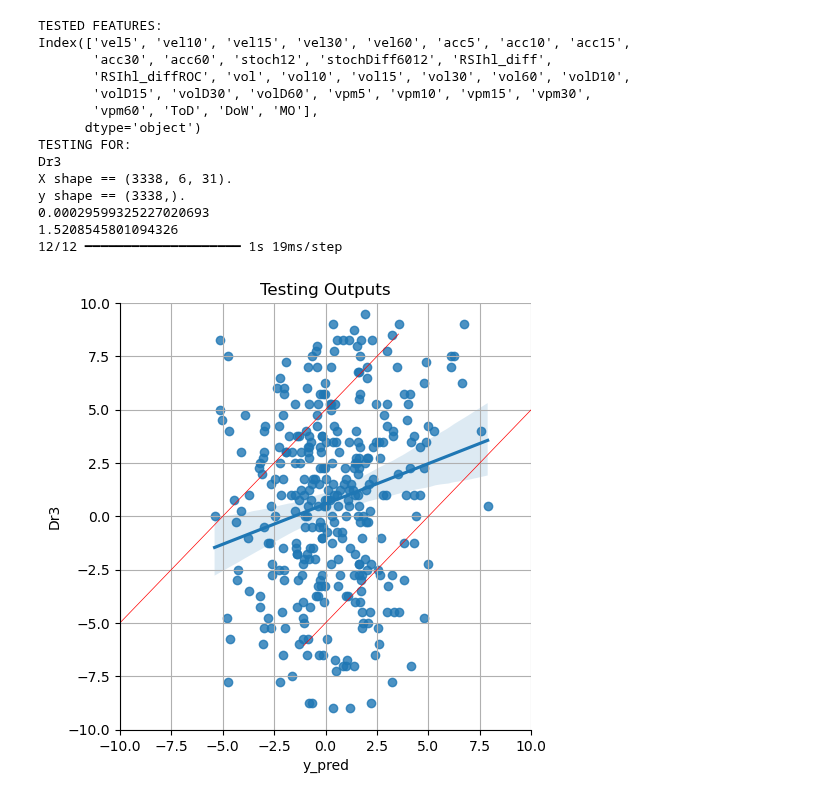
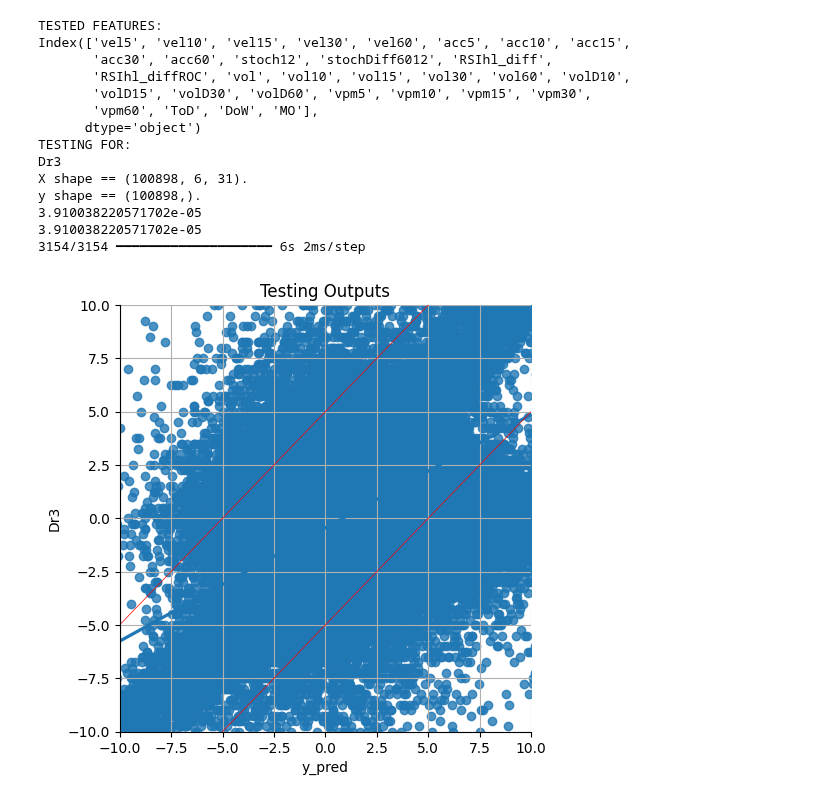
Before and after one commit to Logan-Kelsch/-ES-NN-test1, a Jupyter notebook: NN/NN_V3.0/dm_LSTM_testing.ipynb, the cells around one changed output. Saved outputs shown, nothing was run; the diff lists cells and outputs as text; code cells hidden in the pictures.

```diff
--- a/NN/NN_V3.0/dm_LSTM_testing.ipynb
+++ b/NN/NN_V3.0/dm_LSTM_testing.ipynb
@@ -28,7 +28,7 @@ from imblearn.over_sampling import SMOTE
 #LOAD DATA FROM CSV-------------------------------------------------------
 
 # Load the dataset
-data = pd.read_csv('catted_12day.csv')
+data = pd.read_csv('catted_1.csv')
 dataTRAIN = pd.read_csv('catted_1.csv')
 
 #      'Dr1' 'Dr3' 'Mr1' 'Mr3'
@@ -203,8 +203,8 @@ def remove_extra_filter(X, y):
 
     return X, y
 
-X, y = remove_zero_mo_samples(X, y)
-X, y = remove_extra_filter(X, y)
+#X, y = remove_zero_mo_samples(X, y)
+#X, y = remove_extra_filter(X, y)
 #XTRAIN, yTRAIN = remove_zero_mo_samples(XTRAIN, yTRAIN)
 
 mos = X[:, timeSteps-1, len(Xfeatures)-1].mean()
@@ -346,36 +346,36 @@ plt.title('P/L Ratio')
 plt.xlabel('> (+/-) Prediction Value')
 plt.grid()
 plt.plot(np.arange(0,0.5*len(specAcc),0.5),np.divide(sameDirAvg,diffDirAvg), 'blue')
 plt.legend(['P/L Ratio'], loc='upper left')
 plt.ylim(0,6)
 plt.show()
 plt.figure(figsize=(16, 8))
 plt.subplot(1,2,1)
 plt.title('Highest and Lowest of\nDirectionally Accurate Moves')
 plt.xlabel('> (+/-) Prediction Value')
 plt.plot(np.arange(0,0.5*len(specAcc),0.5), sameDirMax, 'maroon', label='Directional Accuracy')
 plt.plot(np.arange(0,0.5*len(specAcc),0.5), sameDirMin, 'maroon', label='Directional Accuracy')
 plt.grid()
 plt.subplot(1,2,2)
 plt.title('Highest and Lowest of\nDirectionally Inaccurate Moves')
 plt.xlabel('> (+/-) Prediction Value')
 plt.plot(np.arange(0,0.5*len(specAcc),0.5), diffDirMax, 'purple', label='Directional Accuracy')
 plt.plot(np.arange(0,0.5*len(specAcc),0.5), diffDirMin, 'purple', label='Directional Accuracy')
 plt.grid()
 plt.show()
 # %% [output]
 TESTED FEATURES:
 Index(['vel5', 'vel10', 'vel15', 'vel30', 'vel60', 'acc5', 'acc10', 'acc15',
        'acc30', 'acc60', 'stoch12', 'stochDiff6012', 'RSIhl_diff',
        'RSIhl_diffROC', 'vol', 'vol10', 'vol15', 'vol30', 'vol60', 'volD10',
        'volD15', 'volD30', 'volD60', 'vpm5', 'vpm10', 'vpm15', 'vpm30',
        'vpm60', 'ToD', 'DoW', 'MO'],
       dtype='object')
 TESTING FOR:
 Dr3
-X shape == (3338, 6, 31).
-y shape == (3338,).
-0.00029599325227020693
-1.5208545801094326
-12/12 ━━━━━━━━━━━━━━━━━━━━ 1s 19ms/step
+X shape == (100898, 6, 31).
+y shape == (100898,).
+3.910038220571702e-05
+3.910038220571702e-05
+3154/3154 ━━━━━━━━━━━━━━━━━━━━ 6s 2ms/step
-[figure, old version]
+[figure, new version]
```
Also changed, not shown: parts of 5 cells of this notebook, 2 other files.
